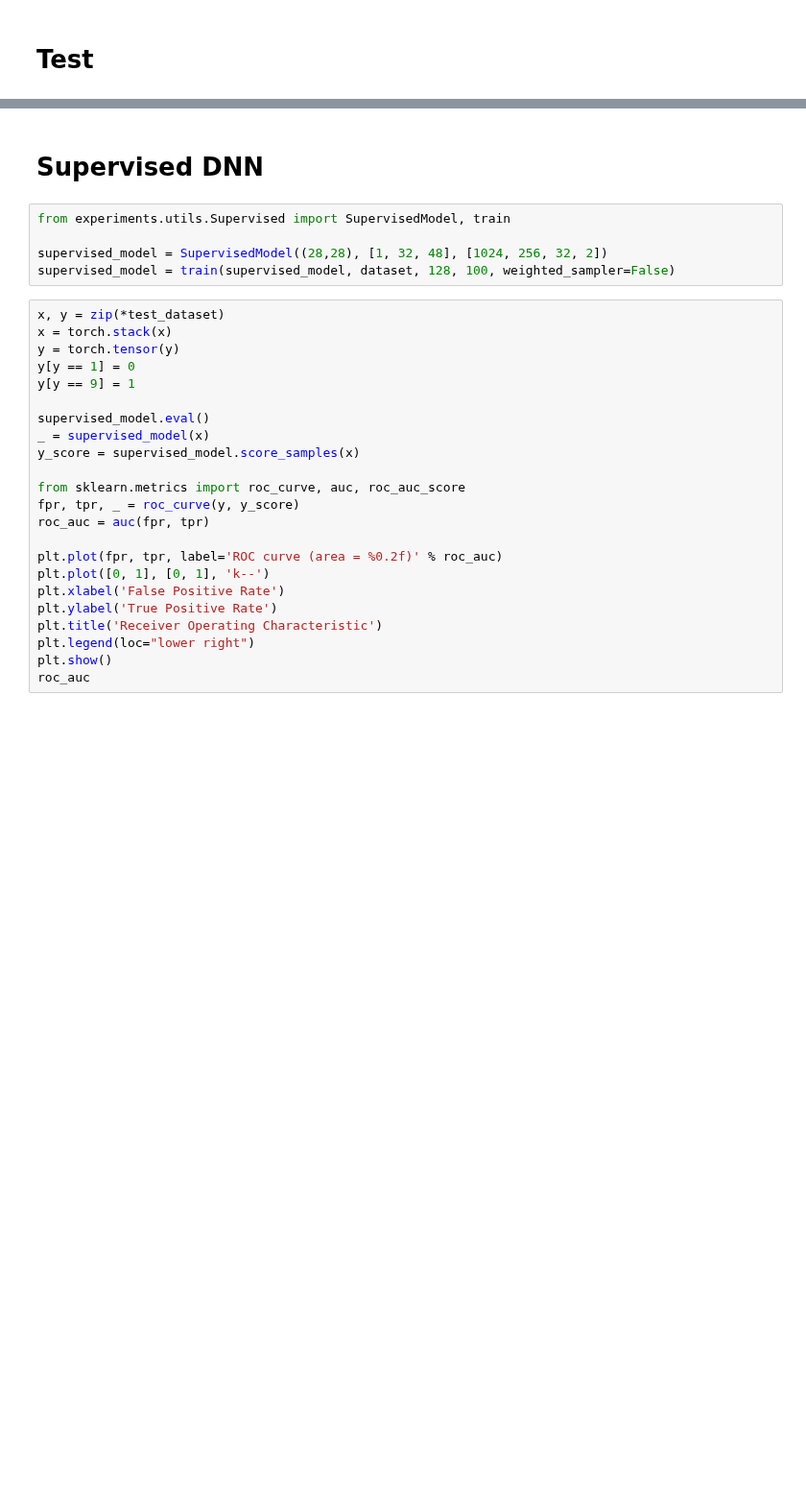
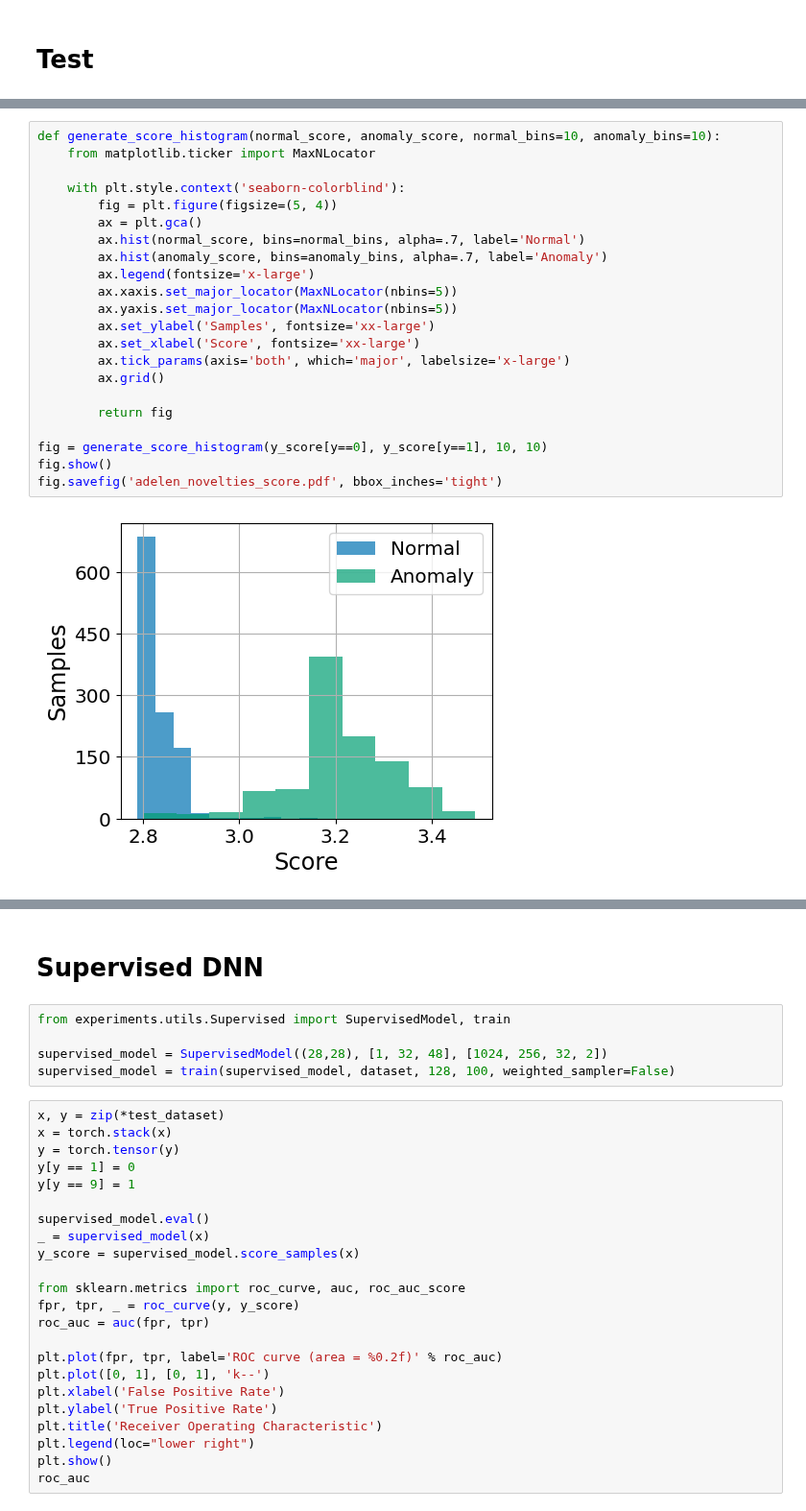
Before and after one commit to SolidusAbi/ADeLEn, a Jupyter notebook: notebooks/new_anomalies.ipynb, the cells around one changed output, grey strips where cells are left out. Shown at 96% size. Drawn from its saved outputs; the diff is of its cells as text; blank space fills up the shorter version.

```diff
--- a/notebooks/new_anomalies.ipynb
+++ b/notebooks/new_anomalies.ipynb
@@ -171,3 +191,27 @@ roc_auc
+# %%
+def generate_score_histogram(normal_score, anomaly_score, normal_bins=10, anomaly_bins=10):
+    from matplotlib.ticker import MaxNLocator
+
+    with plt.style.context('seaborn-colorblind'):
+        fig = plt.figure(figsize=(5, 4))
+        ax = plt.gca()
+        ax.hist(normal_score, bins=normal_bins, alpha=.7, label='Normal')
+        ax.hist(anomaly_score, bins=anomaly_bins, alpha=.7, label='Anomaly')
+        ax.legend(fontsize='x-large')
+        ax.xaxis.set_major_locator(MaxNLocator(nbins=5))
+        ax.yaxis.set_major_locator(MaxNLocator(nbins=5))
+        ax.set_ylabel('Samples', fontsize='xx-large')
+        ax.set_xlabel('Score', fontsize='xx-large')
+        ax.tick_params(axis='both', which='major', labelsize='x-large')
+        ax.grid()
+
+        return fig
+
+fig = generate_score_histogram(y_score[y==0], y_score[y==1], 10, 10)
+fig.show()
+fig.savefig('adelen_novelties_score.pdf', bbox_inches='tight')
+# %% [output]
+[figure, added]
 # %%
 plt.hist(y_score[y==0], bins=15, alpha=0.5, label='Normal')
 plt.hist(y_score[y==1], bins=15, alpha=0.5, label='Anomaly')
```
Also changed, not shown: parts of 8 cells of this notebook, 3 other files.
